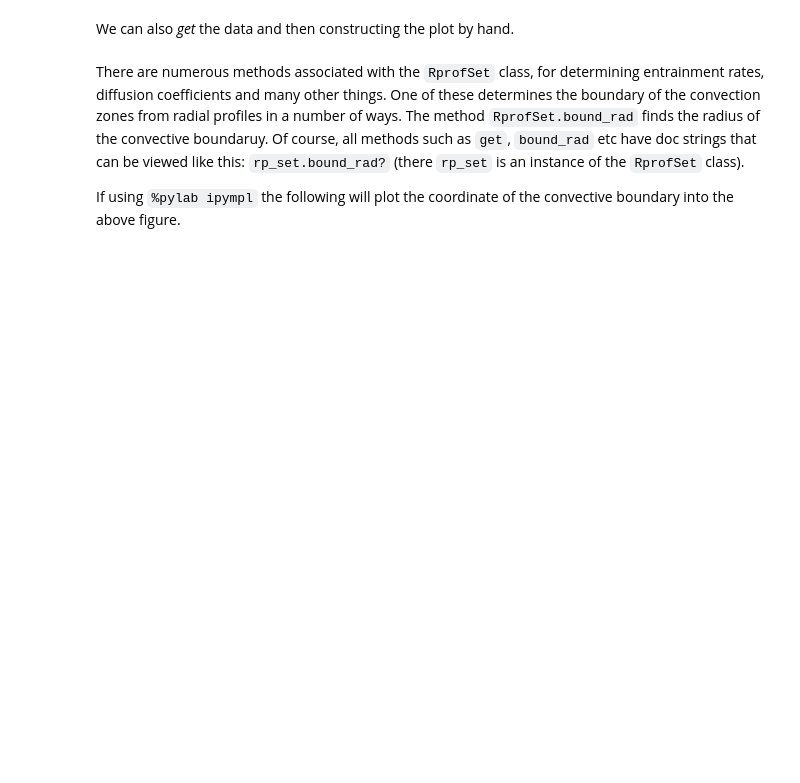
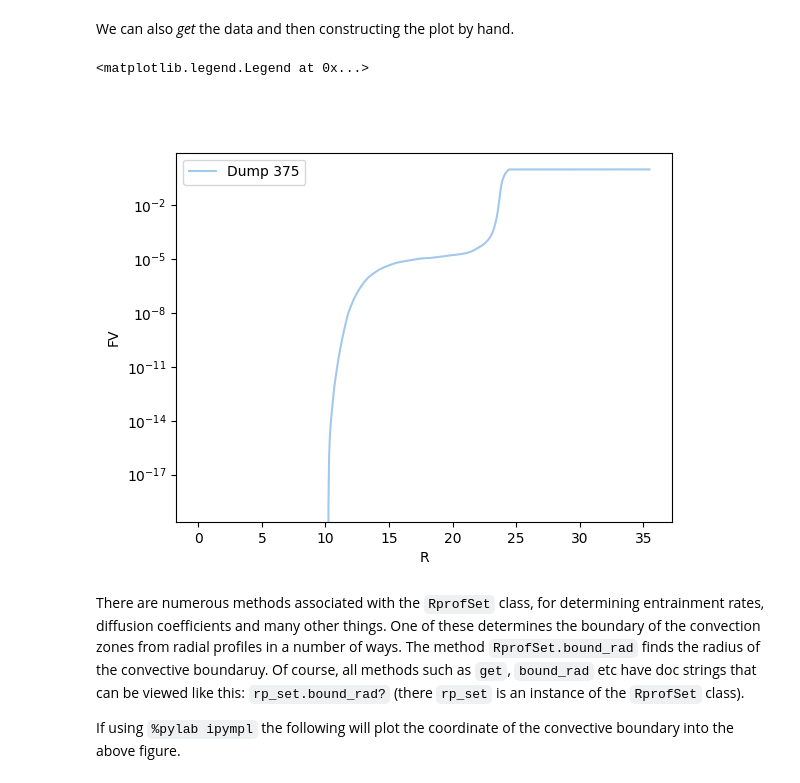
Before and after one commit to PPMstar/PPMnotebooks, a Jupyter notebook: Demos/rprof_demo.ipynb, the cells around one changed output. Drawn from its saved outputs; the diff is of its cells as text; code cells hidden in the pictures; blank space fills up the shorter version.

```diff
--- a/Demos/rprof_demo.ipynb
+++ b/Demos/rprof_demo.ipynb
@@ -148,19 +277,24 @@ rp_set.rp_plot([200,400],'|Ur|',ifig=ifig,logy=True,yylim=(-3.4,-1.9))
 # %% [markdown]
 We can also _get_ the data and then constructing the plot by hand.
 # %%
-ifig=2; plt.close(ifig); plt.figure(ifig)
+ifig = 2
+plt.close(ifig)
+plt.figure(ifig)
 
 # get quantities, use high resolution!
-fv = rp_set.get('FV',dump,resolution='h')
-r = rp_set.get('R',dump,resolution='h')
+fv = rp_set.get("FV", dump, resolution="h")
+r = rp_set.get("R", dump, resolution="h")
 
 # plot FV vs. R, semilog it
-plt.semilogy(r, fv, color=cb(0)[2], linestyle=cb(0)[0], label='Dump '+str(dump))
+plt.semilogy(r, fv, color=cb(0)[2], linestyle=cb(0)[0], label="Dump " + str(dump))
 
 # other details in a plot
-plt.xlabel('R')
-plt.ylabel('FV')
+plt.xlabel("R")
+plt.ylabel("FV")
 plt.legend()
+# %% [output]
+<matplotlib.legend.Legend at 0x...>
+[figure, added]
 # %% [markdown]
 There are numerous methods associated with the `RprofSet` class, for determining entrainment rates, diffusion coefficients and many other things. One of these determines the boundary of the convection zones from radial profiles in a number of ways. The method `RprofSet.bound_rad` finds the radius of the convective boundaruy. Of course, all methods such as `get`, `bound_rad` etc have doc strings that can be viewed like this: `rp_set.bound_rad?` (there `rp_set` is an instance of the `RprofSet` class).
 
```
Also changed, not shown: parts of 36 cells of this notebook.
